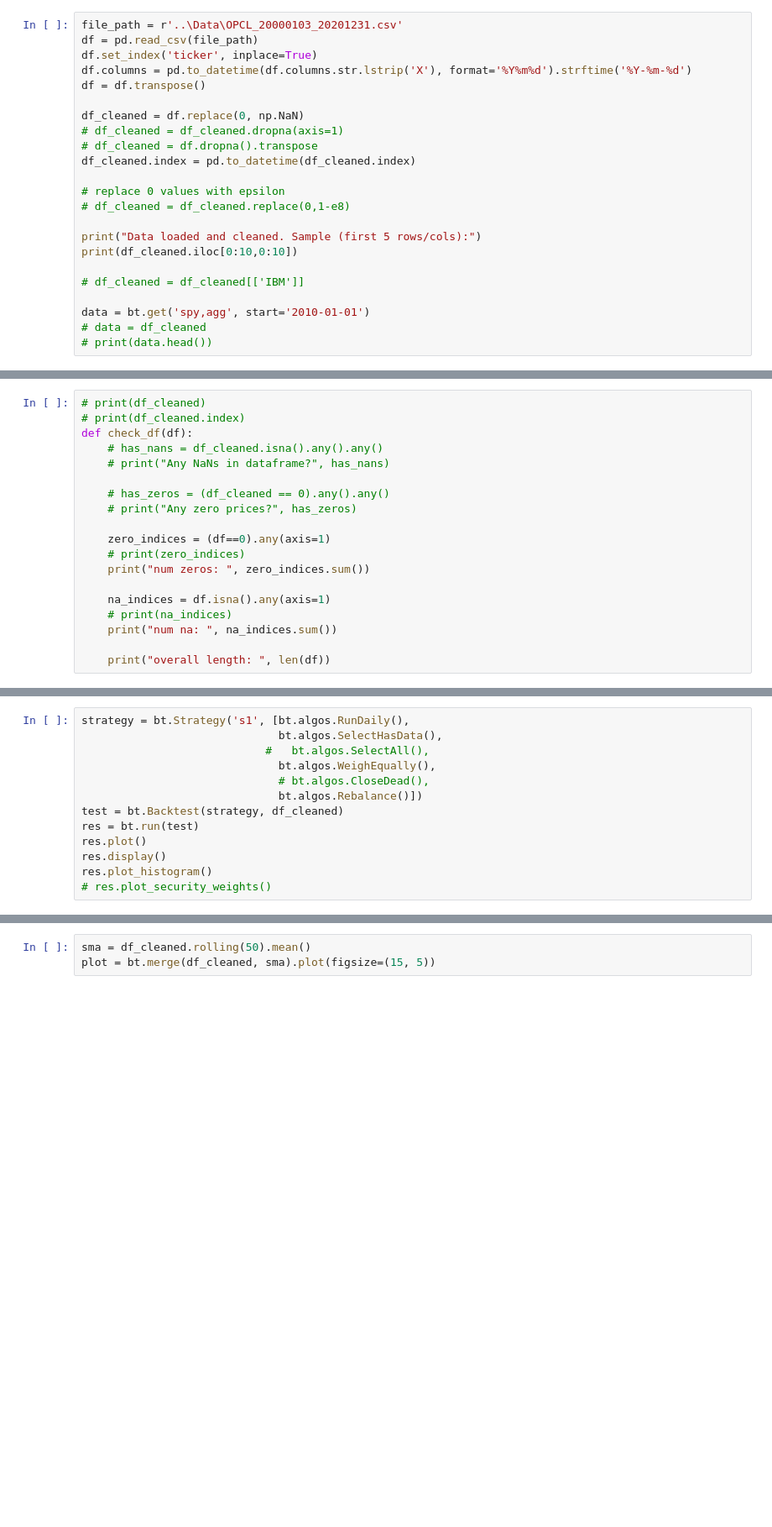
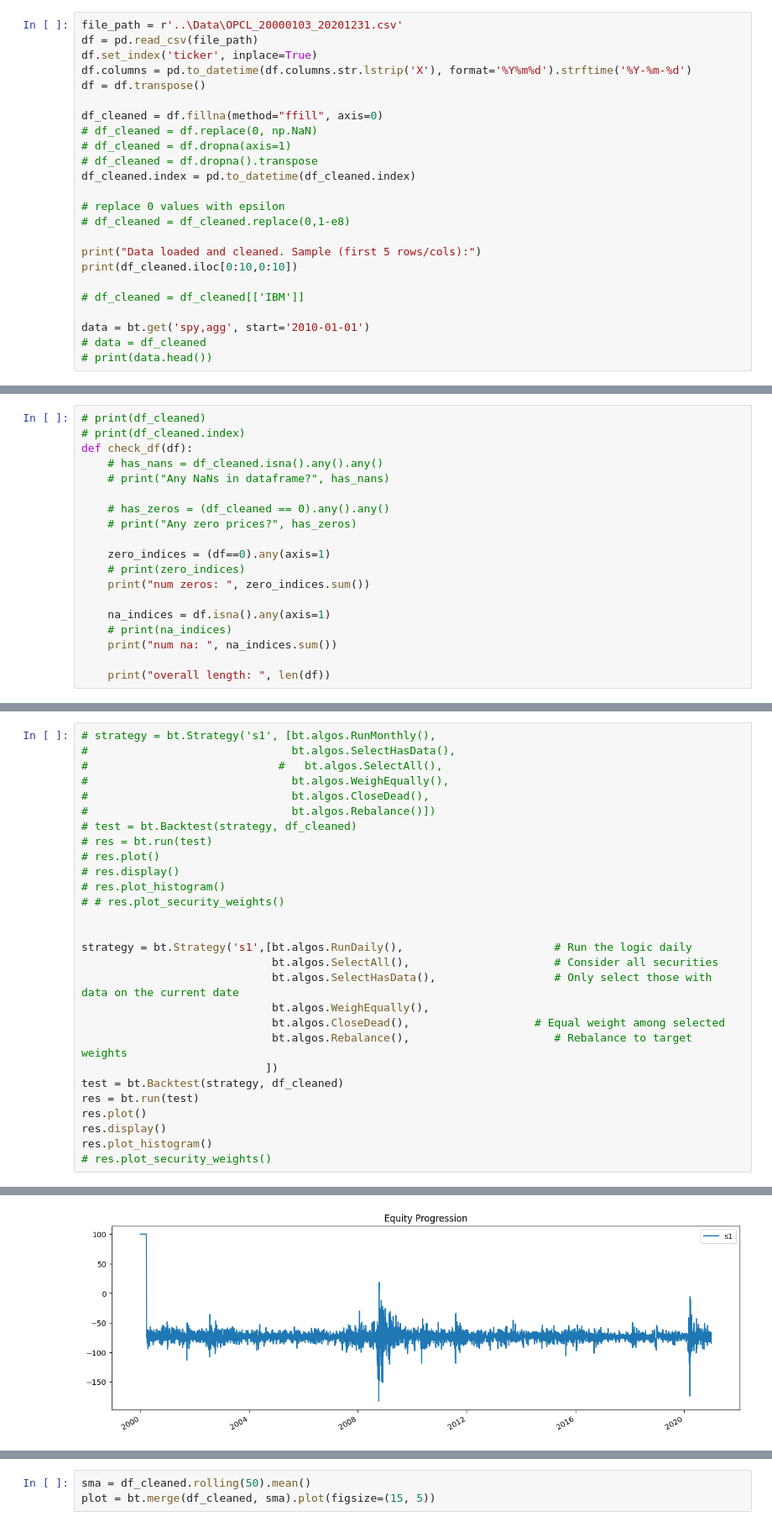
Before and after one commit to HK-Tan/ICAIF_25, a Jupyter notebook: Code/backtesting_testing.ipynb, the cells around one changed output, grey strips where cells are left out. Shown at 84% size. Drawn from its saved outputs; the diff is of its cells as text; blank space fills up the shorter version.

Commit message:
backtesting updates

```diff
--- a/Code/backtesting_testing.ipynb
+++ b/Code/backtesting_testing.ipynb
@@ -9,8 +9,9 @@ df.set_index('ticker', inplace=True)
 df.columns = pd.to_datetime(df.columns.str.lstrip('X'), format='%Y%m%d').strftime('%Y-%m-%d')
 df = df.transpose()
 
-df_cleaned = df.replace(0, np.NaN)
-# df_cleaned = df_cleaned.dropna(axis=1)
+df_cleaned = df.fillna(method="ffill", axis=0)
+# df_cleaned = df.replace(0, np.NaN)
+# df_cleaned = df.dropna(axis=1)
 # df_cleaned = df.dropna().transpose
 df_cleaned.index = pd.to_datetime(df_cleaned.index)
 
@@ -88,11 +93,26 @@ num na:  5275
 overall length:  5279
 # %%
-strategy = bt.Strategy('s1', [bt.algos.RunDaily(),
-                              bt.algos.SelectHasData(),
-                            #   bt.algos.SelectAll(),
-                              bt.algos.WeighEqually(),
-                              # bt.algos.CloseDead(),
-                              bt.algos.Rebalance()])
+# strategy = bt.Strategy('s1', [bt.algos.RunMonthly(),
+#                               bt.algos.SelectHasData(),
+#                             #   bt.algos.SelectAll(),
+#                               bt.algos.WeighEqually(),
+#                               bt.algos.CloseDead(),
+#                               bt.algos.Rebalance()])
+# test = bt.Backtest(strategy, df_cleaned)
+# res = bt.run(test)
+# res.plot()
+# res.display()
+# res.plot_histogram()
+# # res.plot_security_weights()
+
+
+strategy = bt.Strategy('s1',[bt.algos.RunDaily(),                       # Run the logic daily
+                             bt.algos.SelectAll(),                      # Consider all securities
+                             bt.algos.SelectHasData(),                  # Only select those with data on the current date
+                             bt.algos.WeighEqually(),
+                             bt.algos.CloseDead(),                   # Equal weight among selected
+                             bt.algos.Rebalance(),                      # Rebalance to target weights
+                            ])
 test = bt.Backtest(strategy, df_cleaned)
 res = bt.run(test)
 res.plot()
@@ -103,0 +140 @@ Exception: Position is open (non-zero: 1772421.0) and latest price is NaN for se
+[figure, added]
```
Also changed, not shown: parts of 4 cells of this notebook, 1 other file.
